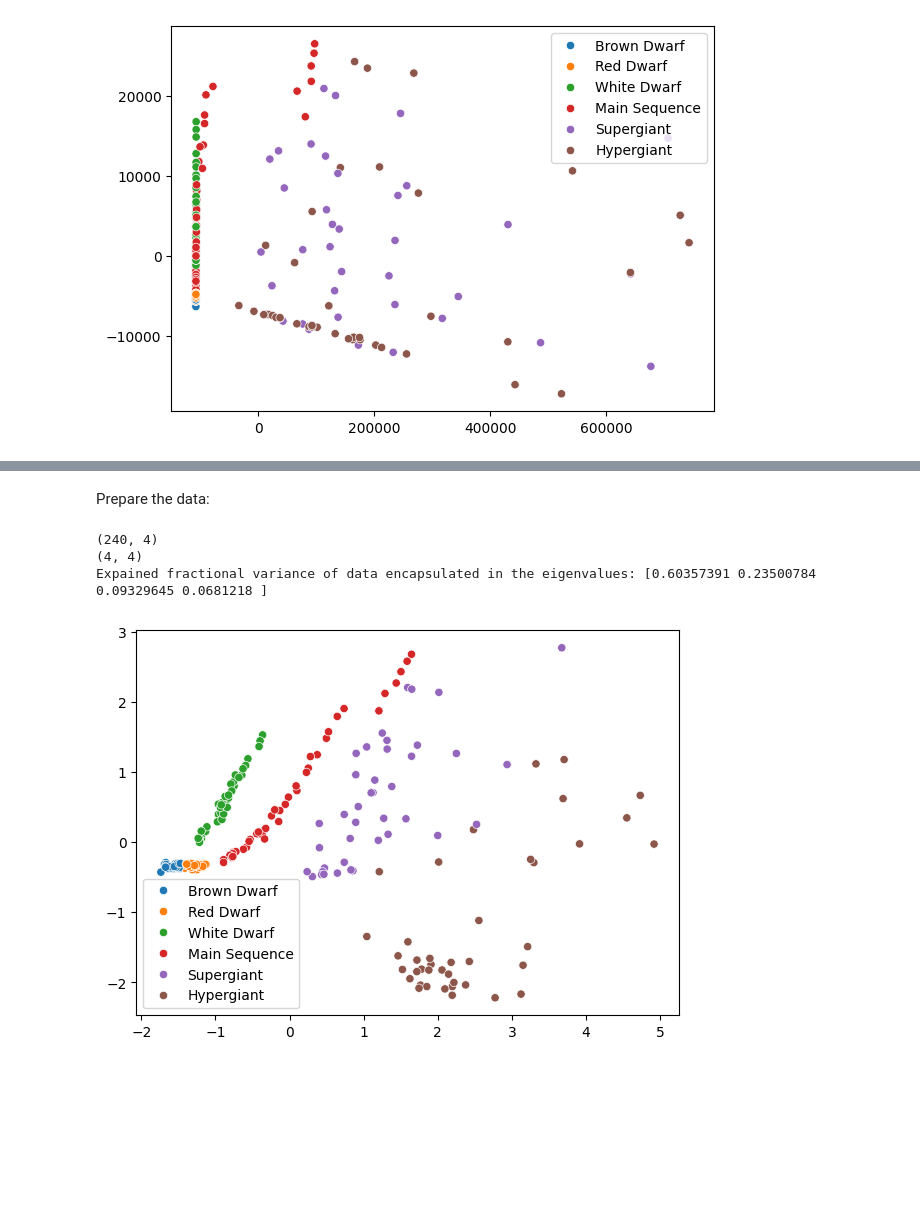
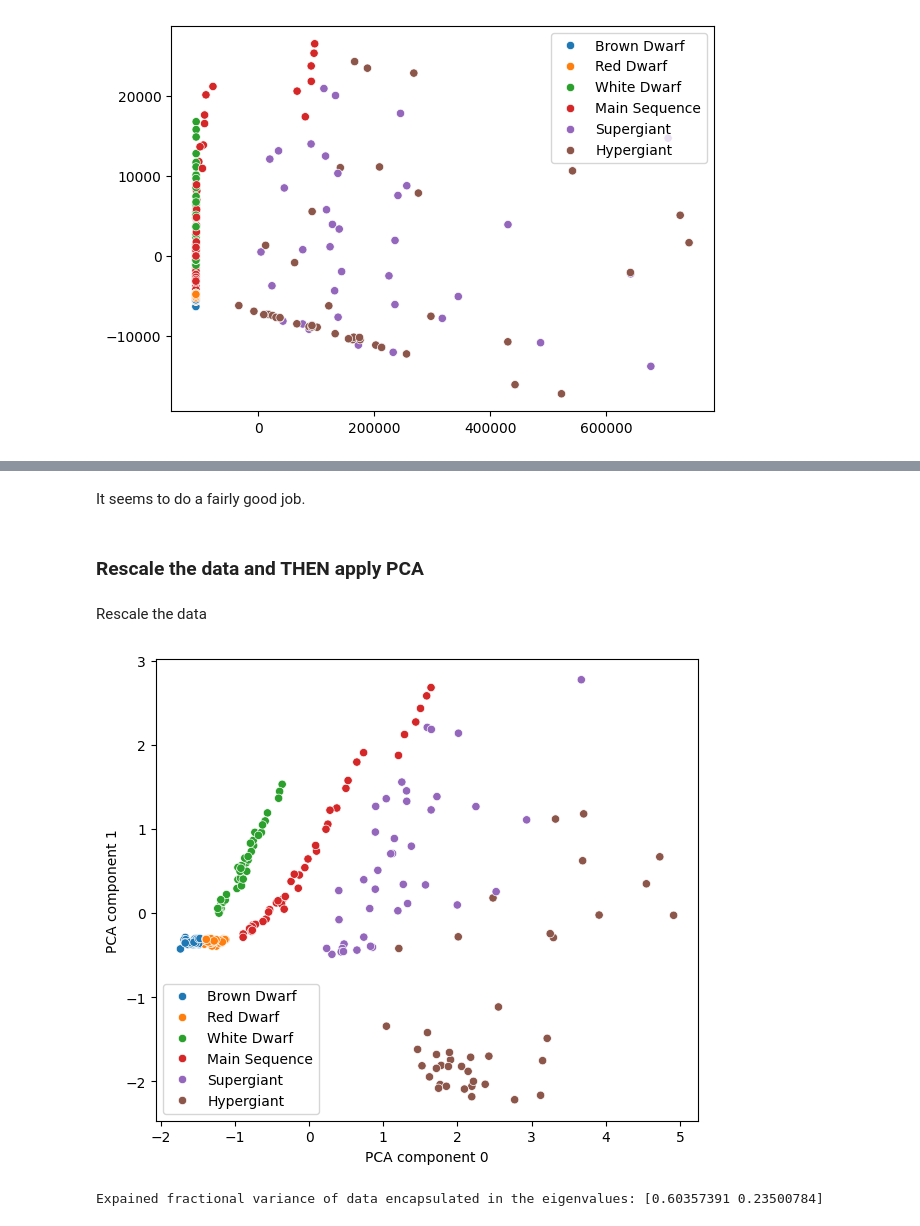
Before and after one commit to GiuliaConti/astrostatistics_bicocca_2024, a Jupyter notebook: working/E14_L15.ipynb, the cells around one changed output, grey strips where cells are left out. Drawn from its saved outputs; the diff is of its cells as text; code cells hidden in the pictures; blank space fills up the shorter version.

```diff
--- a/working/E14_L15.ipynb
+++ b/working/E14_L15.ipynb
@@ -93,5 +108,2 @@ Non sembrano esserci valori mancanti o NaNs
 # %%
-df_stars_data = df_stars.drop(columns=["Star color", "Star type", "Spectral Class"])
-X = np.array(df_stars_data)
-#X = np.array([df_stars['Temperature (K)'], df_stars['Luminosity(L/Lo)'], df_stars['Radius(R/Ro)'], df_stars['Absolute magnitude(Mv)'], labels])
-#print(X)
+X = np.array( df_stars[["Temperature (K)", "Luminosity(L/Lo)", "Radius(R/Ro)", "Absolute magnitude(Mv)"]] )
@@ -148,30 +154,33 @@ plt.show()
+# %% [markdown]
+It seems to do a fairly good job.
+# %% [markdown]
+### Rescale the data and THEN apply PCA
 # %% [markdown]
-Prepare the data:
+Rescale the data
 # %%
-from sklearn.preprocessing import StandardScaler
-
 scaler = StandardScaler()
-X = scaler.fit_transform(df_stars_data)
+X_scaled = scaler.fit_transform(X)
 # %%
-pca = PCA() # n_components can be optionally set
-projected_stars = pca.fit_transform(X)
+pca = PCA(n_components=2)
+proj_X = pca.fit_transform(X_scaled)
 
-eigenvalues = pca.transform(X)
+eigenvalues = pca.transform(X_scaled)
 mean = pca.mean_
 eigenvectors = pca.components_
 
-print(eigenvalues.shape)
-print(eigenvectors.shape)
+#print(eigenvalues.shape)
+#print(eigenvectors.shape)
 
-evals = pca.explained_variance_ratio_
-print('Expained fractional variance of data encapsulated in the eigenvalues: ' + str(evals))
-
-fig = plt.figure(figsize=(7, 5))
-sns.scatterplot(x=projected_stars[:,0], y=projected_stars[:,1], hue=labels)
+fig = plt.figure(figsize=(7, 6))
+sns.scatterplot(x=proj_X[:,0], y=proj_X[:,1], hue=labels)
+plt.xlabel("PCA component 0")
+plt.ylabel("PCA component 1")
 plt.show()
 # %% [output]
-(240, 4)
-(4, 4)
-Expained fractional variance of data encapsulated in the eigenvalues: [0.60357391 0.23500784 0.09329645 0.0681218 ]
-[figure, old version]
+[figure, new version]
+# %%
+evals = pca.explained_variance_ratio_
+print('Expained fractional variance of data encapsulated in the eigenvalues: ' + str(evals))
+# %% [output]
+Expained fractional variance of data encapsulated in the eigenvalues: [0.60357391 0.23500784]
 # %%
```
Also changed, not shown: parts of 18 cells of this notebook.
